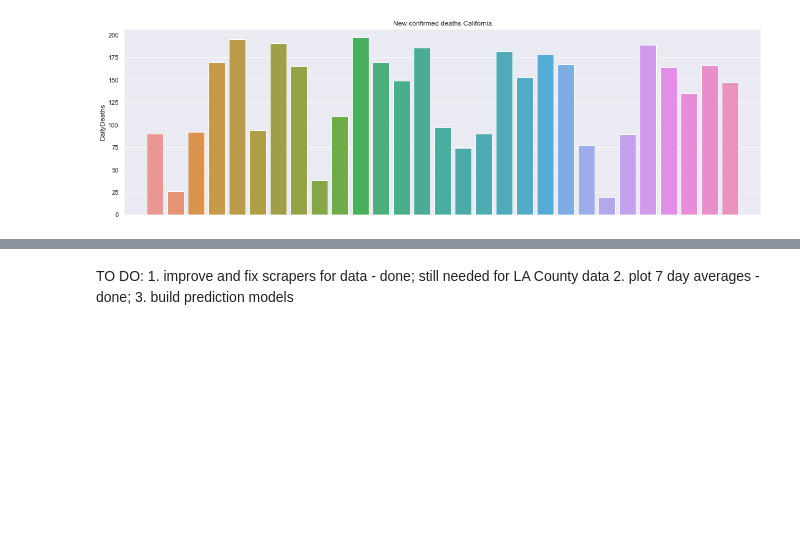
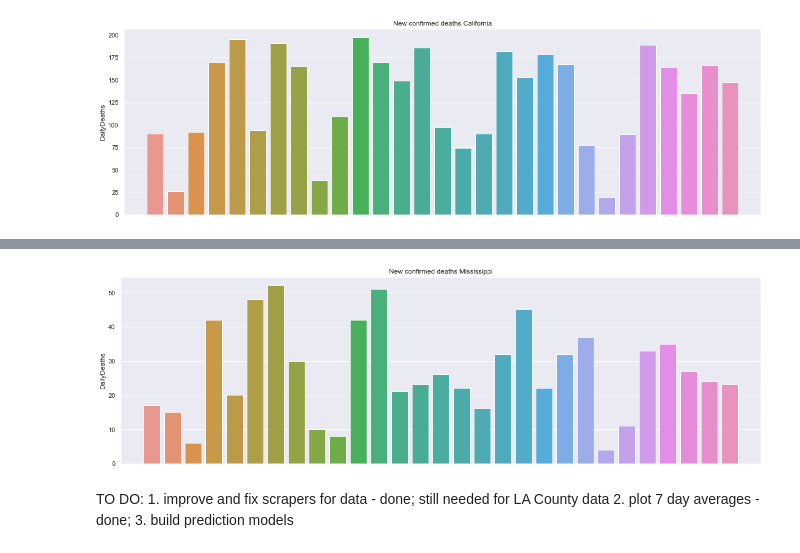
Before and after one commit to OanaTudu/Covid19, a Jupyter notebook: covid19.ipynb, the cells around one changed output, grey strips where cells are left out. Cells and saved outputs as stored; diff of their text form; code cells hidden in the pictures; blank space fills up the shorter version.

```diff
--- a/covid19.ipynb
+++ b/covid19.ipynb
@@ -448,3 +481,11 @@ _=pl.set_title('New confirmed deaths California')
+# %%
+sns.set()
+plt.figure(figsize = (20,6))
+pl = sns.barplot(x = df_ms.index, y = df_ms['DailyDeaths'])
+_=plt.xticks(np.arange(df_ms.shape[0])[::1], df_ms.index[0:0:1], rotation=35)
+_=pl.set_title('New confirmed deaths Mississippi')
+# %% [output]
+[figure, added]
 # %%
 
 from datetime import timedelta
```
Also changed, not shown: parts of 4 cells of this notebook.
